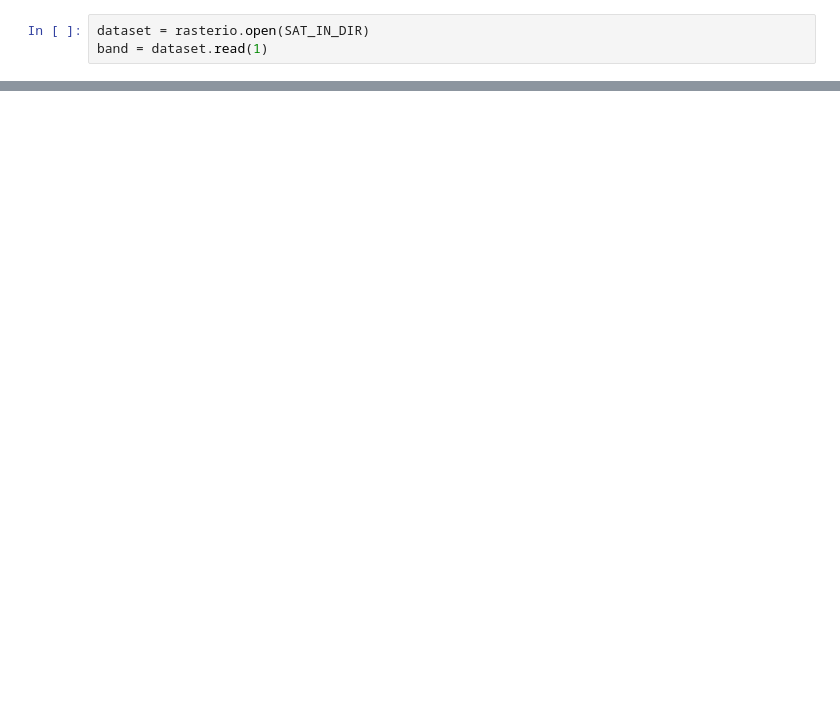
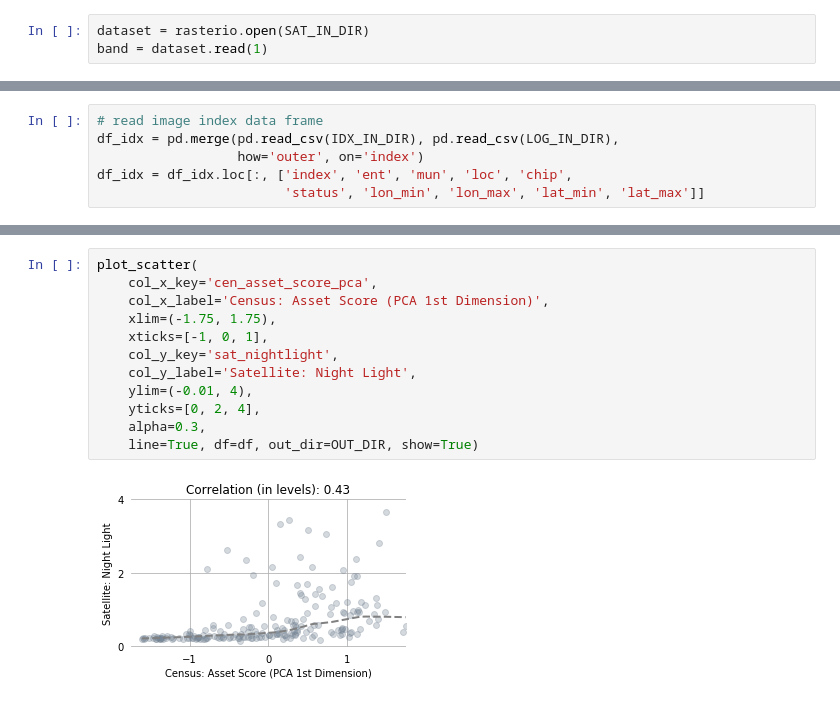
Before and after one commit to luna983/beyond-nightlight, a Jupyter notebook: exp0_step7_AnalyzeNightlight.ipynb, the cells around one changed output, grey strips where cells are left out. Drawn from its saved outputs; the diff is of its cells as text; blank space fills up the shorter version.

```diff
--- a/exp0_step7_AnalyzeNightlight.ipynb
+++ b/exp0_step7_AnalyzeNightlight.ipynb
@@ -45,0 +54,6 @@ df = df.sample(n=200, random_state=1, weights='POBTOT')
+# %%
+# read image index data frame
+df_idx = pd.merge(pd.read_csv(IDX_IN_DIR), pd.read_csv(LOG_IN_DIR),
+                  how='outer', on='index')
+df_idx = df_idx.loc[:, ['index', 'ent', 'mun', 'loc', 'chip',
+                        'status', 'lon_min', 'lon_max', 'lat_min', 'lat_max']]
@@ -52,0 +125,14 @@ df['nightlight'] = [band[i[1], i[0]] for i in idx]
+# %%
+plot_scatter(
+    col_x_key='cen_asset_score_pca',
+    col_x_label='Census: Asset Score (PCA 1st Dimension)',
+    xlim=(-1.75, 1.75),
+    xticks=[-1, 0, 1],
+    col_y_key='sat_nightlight',
+    col_y_label='Satellite: Night Light',
+    ylim=(-0.01, 4),
+    yticks=[0, 2, 4],
+    alpha=0.3,
+    line=True, df=df, out_dir=OUT_DIR, show=True)
+# %% [output]
+[figure, added]
```
Also changed, not shown: parts of 23 cells of this notebook, 23 other files.
